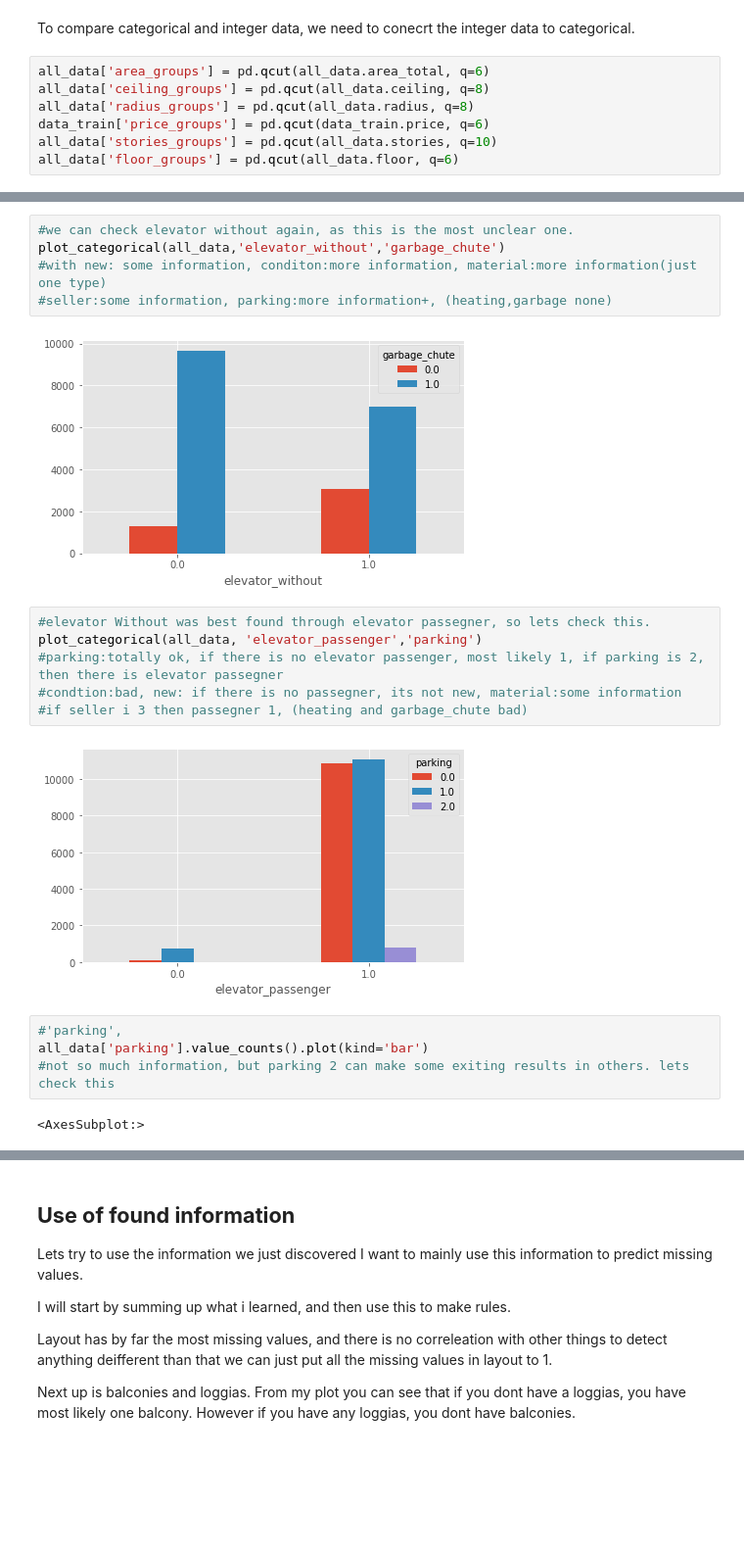
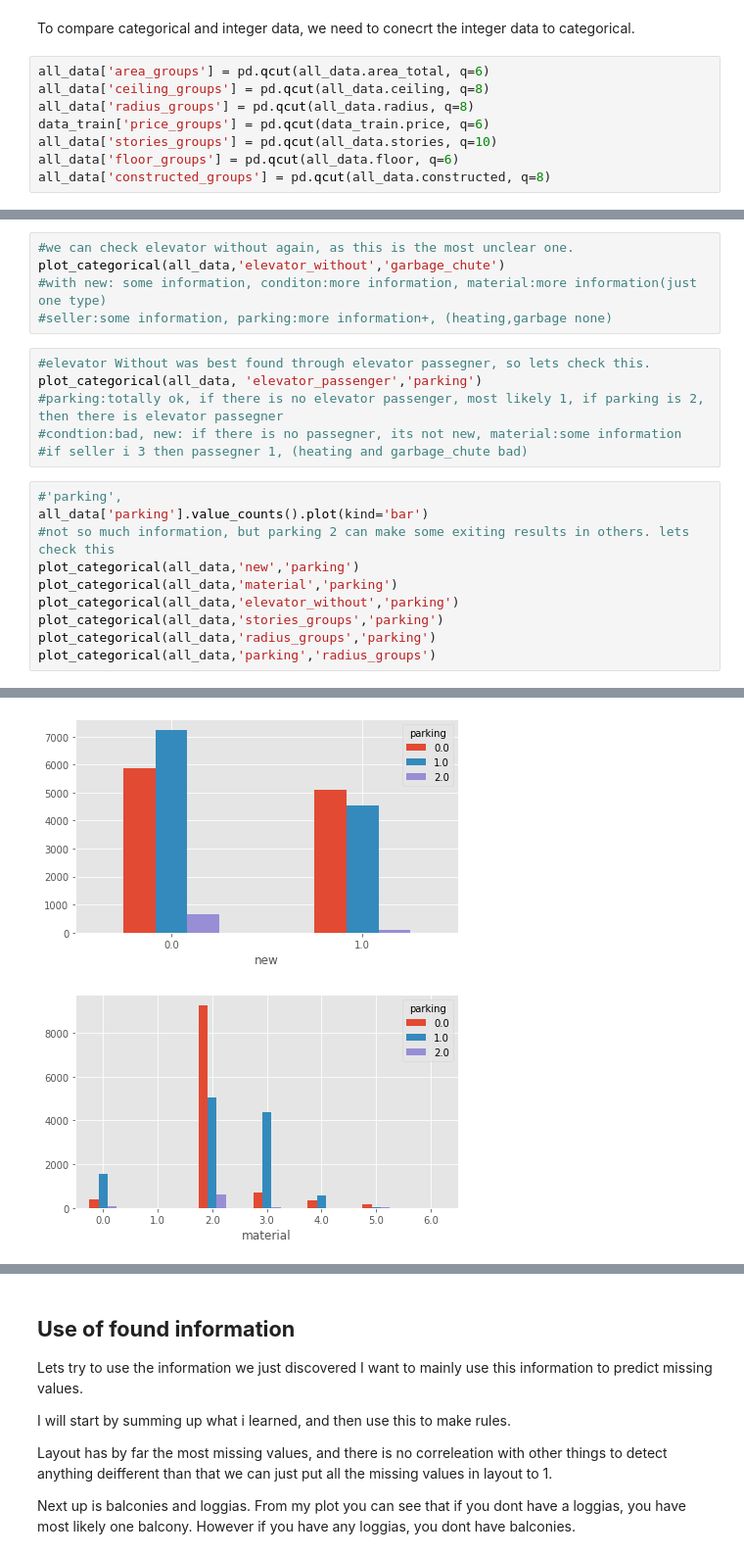
Before and after one commit to kjappvaffel/moscow_housing, a Jupyter notebook: EDA_DataCleaning_FeatureEngineering/EDA.ipynb, the cells around one changed output, grey strips where cells are left out. Shown at 98% size. Cells and saved outputs as stored; diff of their text form; blank space fills up the shorter version.

```diff
--- a/EDA_DataCleaning_FeatureEngineering/EDA.ipynb
+++ b/EDA_DataCleaning_FeatureEngineering/EDA.ipynb
@@ -1042,3 +810,4 @@ all_data['radius_groups'] = pd.qcut(all_data.radius, q=8)
 data_train['price_groups'] = pd.qcut(data_train.price, q=6)
 all_data['stories_groups'] = pd.qcut(all_data.stories, q=10)
 all_data['floor_groups'] = pd.qcut(all_data.floor, q=6)
+all_data['constructed_groups'] = pd.qcut(all_data.constructed, q=8)
@@ -1223,20 +949,23 @@ plot_categorical(all_data,'elevator_passenger','elevator_service')
 plot_categorical(all_data,'elevator_without','garbage_chute')
 #with new: some information, conditon:more information, material:more information(just one type)
 #seller:some information, parking:more information+, (heating,garbage none)
-# %% [output]
-[figure, removed]
 # %%
 #elevator Without was best found through elevator passegner, so lets check this.
 plot_categorical(all_data, 'elevator_passenger','parking')
 #parking:totally ok, if there is no elevator passenger, most likely 1, if parking is 2, then there is elevator passegner
 #condtion:bad, new: if there is no passegner, its not new, material:some information
 #if seller i 3 then passegner 1, (heating and garbage_chute bad)
-# %% [output]
-[figure, removed]
 # %%
 #'parking',
 all_data['parking'].value_counts().plot(kind='bar')
 #not so much information, but parking 2 can make some exiting results in others. lets check this
+plot_categorical(all_data,'new','parking')
+plot_categorical(all_data,'material','parking')
+plot_categorical(all_data,'elevator_without','parking')
+plot_categorical(all_data,'stories_groups','parking')
+plot_categorical(all_data,'radius_groups','parking')
+plot_categorical(all_data,'parking','radius_groups')
 # %% [output]
-<AxesSubplot:>
 [figure]
+[figure, added]
+[figure, added]
```
Also changed, not shown: parts of 60 cells of this notebook.
